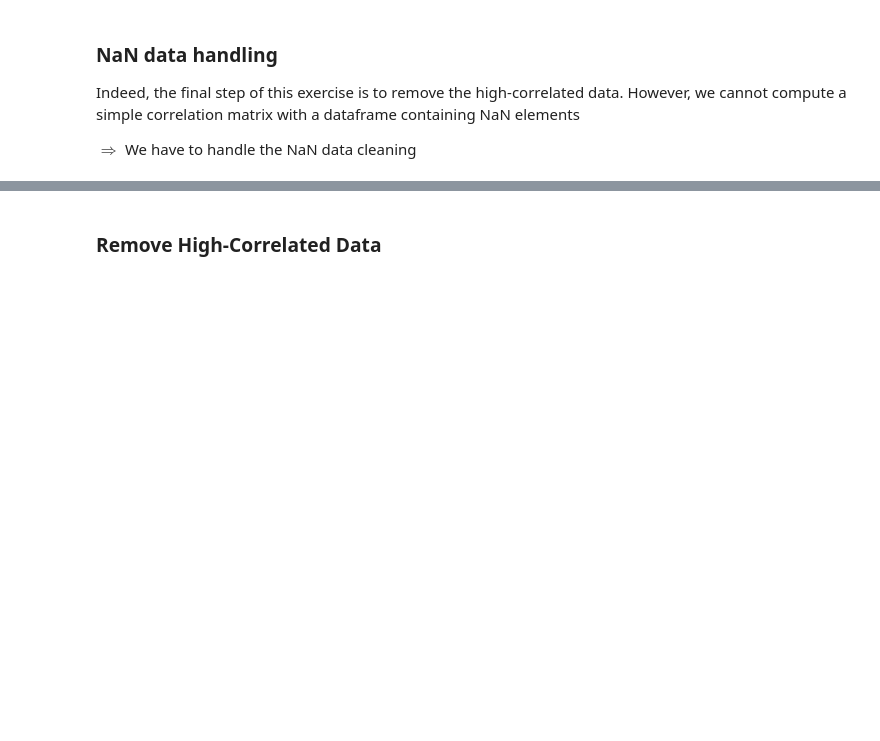
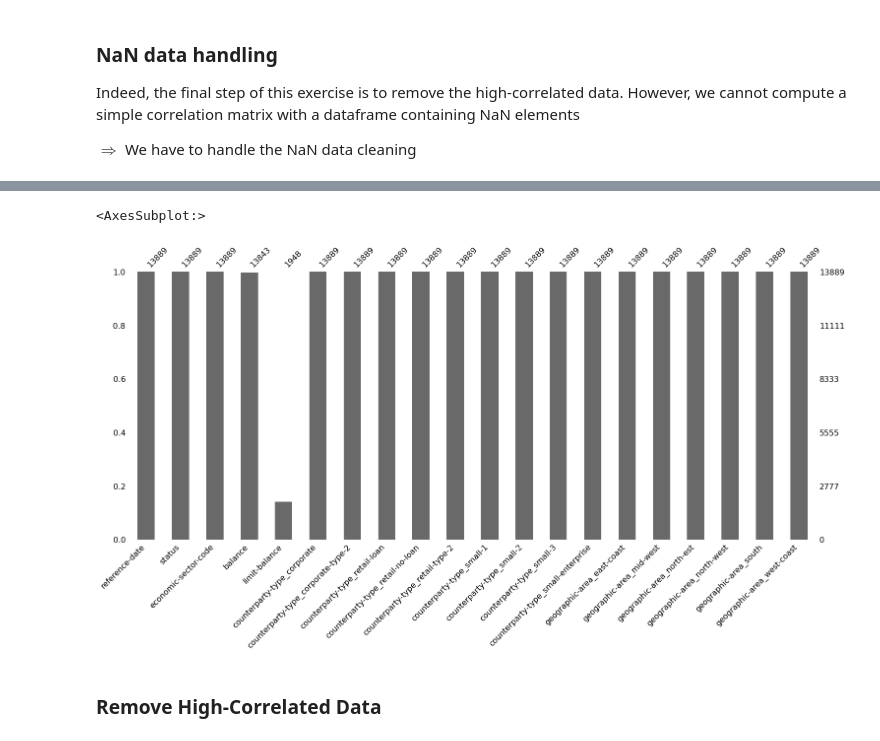
Before and after one commit to lcsrodriguez/intro-ml-assignment, a Jupyter notebook: assignment.ipynb, the cells around one changed output, grey strips where cells are left out. Drawn from its saved outputs; the diff is of its cells as text; code cells hidden in the pictures; blank space fills up the shorter version.

```diff
--- a/assignment.ipynb
+++ b/assignment.ipynb
@@ -342,3 +348,8 @@ $\Longrightarrow$ We have to handle the NaN data cleaning
+# %%
+msno.bar(X)
+# %% [output]
+<AxesSubplot:>
+[figure, added]
 # %% [markdown]
 ### Remove High-Correlated Data
 # %%
```
Also changed, not shown: parts of 1 cell of this notebook.
